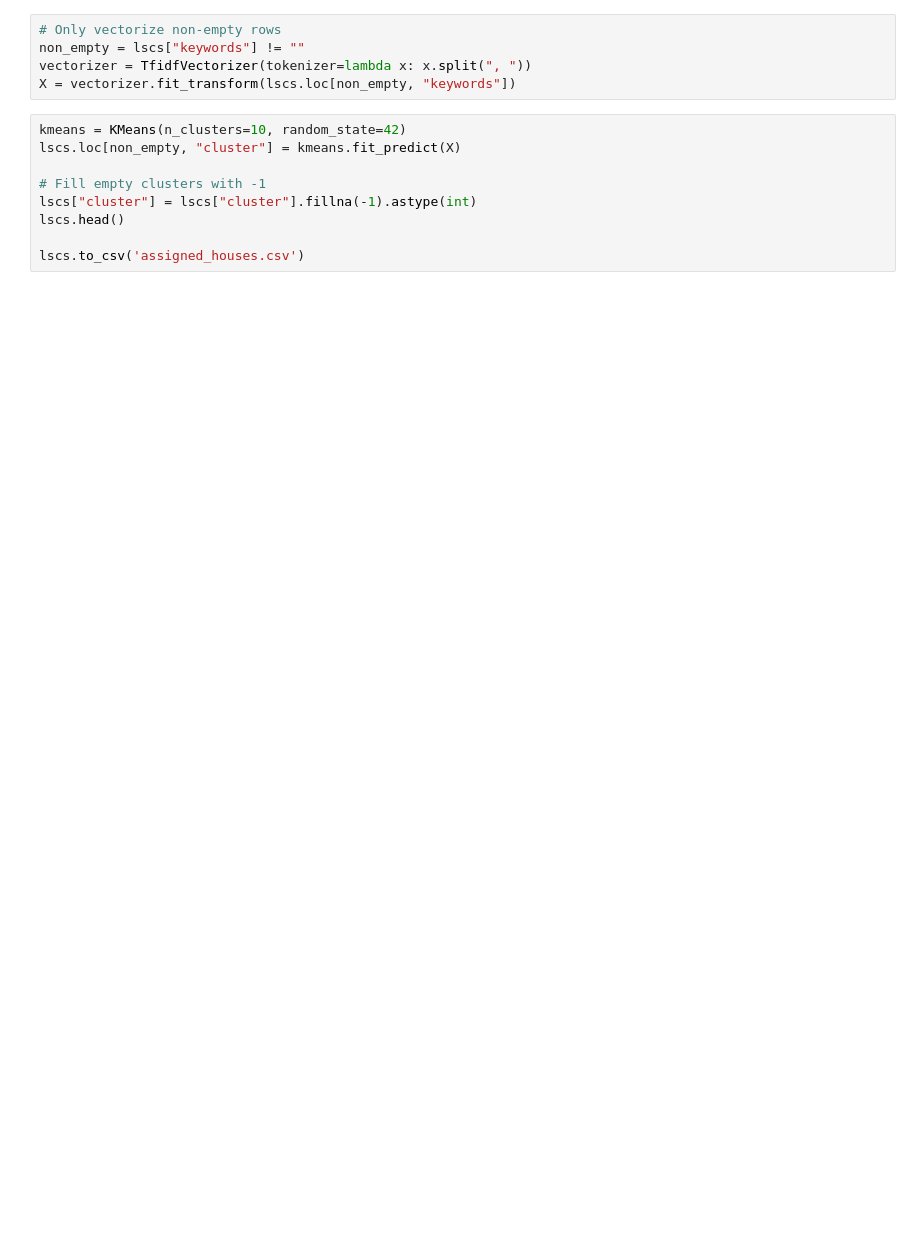
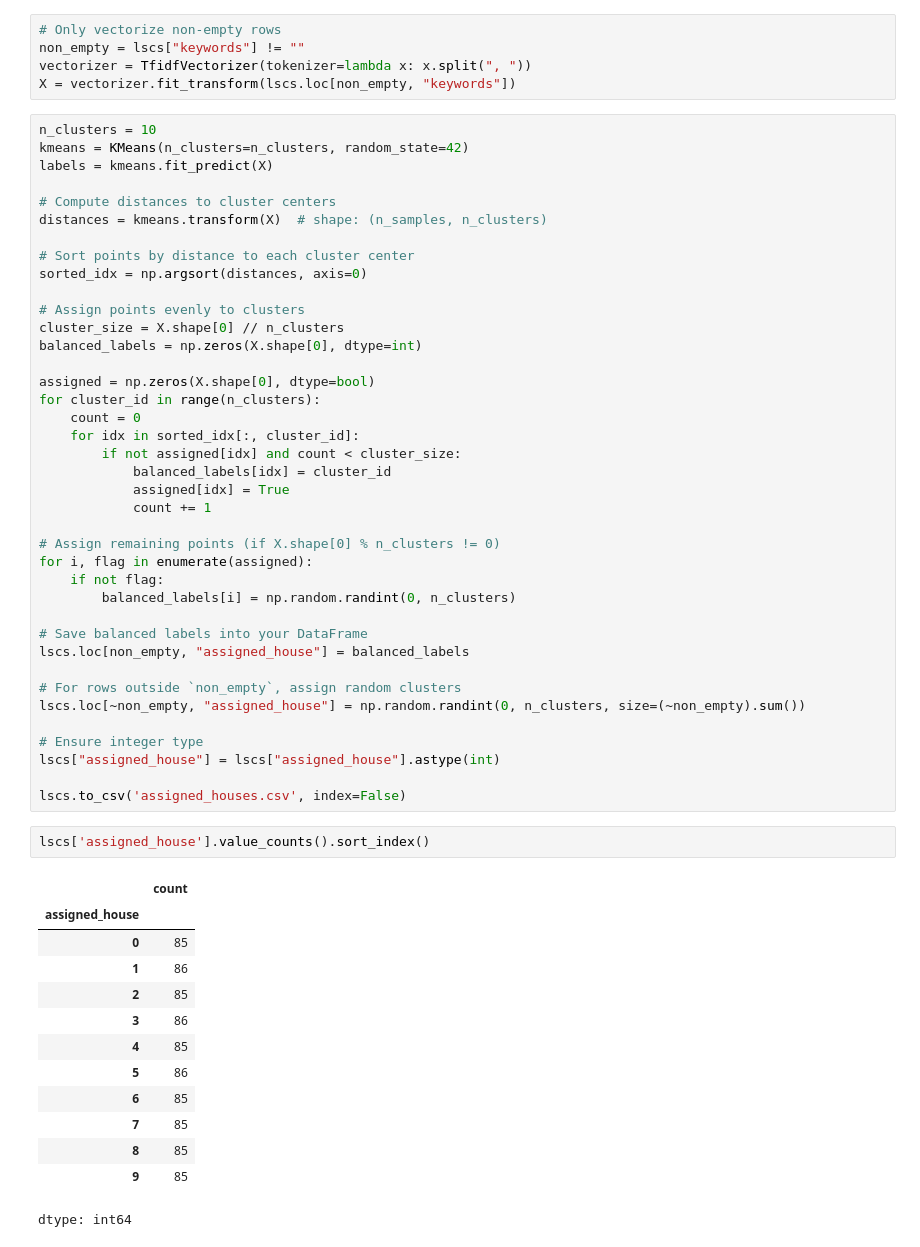
Before and after one commit to mbchavez27/members-house-clustering, a Jupyter notebook: main.ipynb, the cells around one changed output. Cells and saved outputs as stored; diff of their text form; blank space fills up the shorter version.

Commit message:
finished clustering

```diff
--- a/main.ipynb
+++ b/main.ipynb
@@ -164,11 +242,57 @@ non_empty = lscs["keywords"] != ""
 vectorizer = TfidfVectorizer(tokenizer=lambda x: x.split(", "))
 X = vectorizer.fit_transform(lscs.loc[non_empty, "keywords"])
 # %%
-kmeans = KMeans(n_clusters=10, random_state=42)
-lscs.loc[non_empty, "cluster"] = kmeans.fit_predict(X)
+n_clusters = 10
+kmeans = KMeans(n_clusters=n_clusters, random_state=42)
+labels = kmeans.fit_predict(X)
 
-# Fill empty clusters with -1
-lscs["cluster"] = lscs["cluster"].fillna(-1).astype(int)
-lscs.head()
+# Compute distances to cluster centers
+distances = kmeans.transform(X)  # shape: (n_samples, n_clusters)
 
-lscs.to_csv('assigned_houses.csv')
+# Sort points by distance to each cluster center
+sorted_idx = np.argsort(distances, axis=0)
+
+# Assign points evenly to clusters
+cluster_size = X.shape[0] // n_clusters
+balanced_labels = np.zeros(X.shape[0], dtype=int)
+
+assigned = np.zeros(X.shape[0], dtype=bool)
+for cluster_id in range(n_clusters):
+    count = 0
+    for idx in sorted_idx[:, cluster_id]:
+        if not assigned[idx] and count < cluster_size:
+            balanced_labels[idx] = cluster_id
+            assigned[idx] = True
+            count += 1
+
+# Assign remaining points (if X.shape[0] % n_clusters != 0)
+for i, flag in enumerate(assigned):
+    if not flag:
+        balanced_labels[i] = np.random.randint(0, n_clusters)
+
+# Save balanced labels into your DataFrame
+lscs.loc[non_empty, "assigned_house"] = balanced_labels
+
+# For rows outside `non_empty`, assign random clusters
+lscs.loc[~non_empty, "assigned_house"] = np.random.randint(0, n_clusters, size=(~non_empty).sum())
+
+# Ensure integer type
+lscs["assigned_house"] = lscs["assigned_house"].astype(int)
+
+lscs.to_csv('assigned_houses.csv', index=False)
+# %%
+lscs['assigned_house'].value_counts().sort_index()
+# %% [output]
+|  | count |
+| assigned_house |  |
+| 0 | 85 |
+| 1 | 86 |
+| 2 | 85 |
+| 3 | 86 |
+| 4 | 85 |
+| 5 | 86 |
+| 6 | 85 |
+| 7 | 85 |
+| 8 | 85 |
+| 9 | 85 |
+dtype: int64
```
Also changed, not shown: parts of 8 cells of this notebook.
